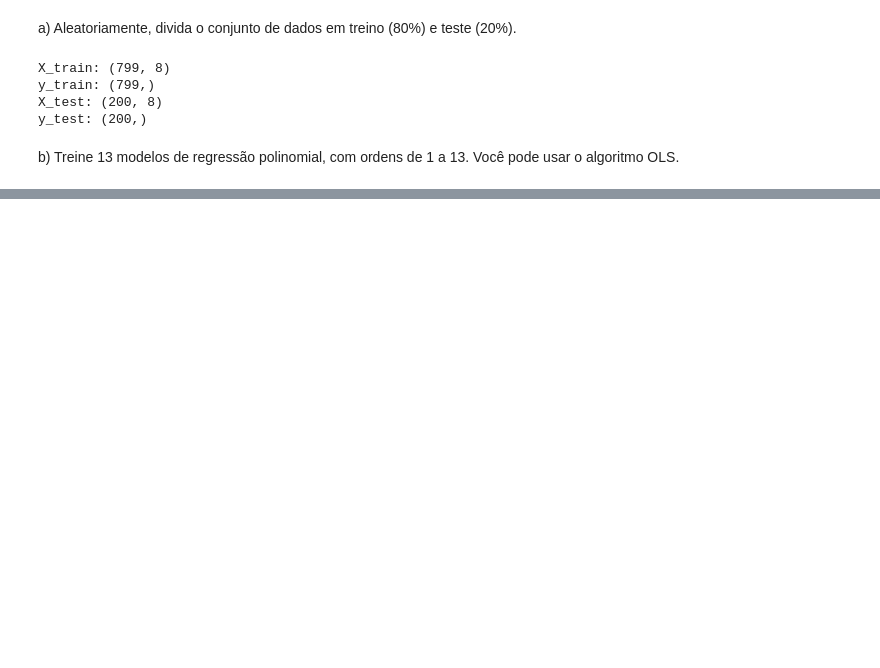
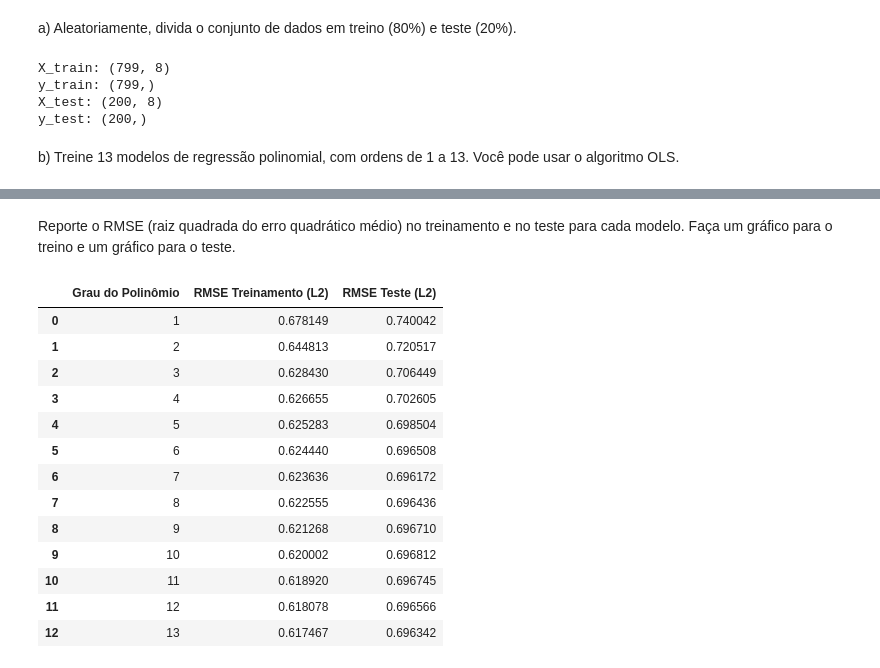
Before and after one commit to CaioPassos3/AprendizagemDeMaquina, a Jupyter notebook: Lista1_AprendizagemDeMáquina.ipynb, the cells around one changed output, grey strips where cells are left out. Saved outputs shown, nothing was run; the diff lists cells and outputs as text; code cells hidden in the pictures; blank space fills up the shorter version.

```diff
--- a/Lista1_AprendizagemDeMáquina.ipynb
+++ b/Lista1_AprendizagemDeMáquina.ipynb
@@ -399,0 +552,78 @@ Grau 8: número de coeficientes = 12870
+# %% [markdown]
+Reporte o RMSE (raiz quadrada do erro quadrático médio) no treinamento
+e no teste para cada modelo. Faça um gráfico para o treino e um gráfico
+para o teste.
+# %%
+# Reescrevendo os códigos com L2 (Ridge) regularização (lambda = 0.01)
+
+lambda_l2 = 0.01  # Fator de regularização
+
+# --- MODIFICADO DO SEU CÓDIGO: regressao_linear_ols com L2 ---
+def regressao_linear_ols_l2(X: np.ndarray, y: np.ndarray, l2_lambda: float = 0.01) -> Tuple[np.ndarray, float]:
+    n_features = X.shape[1]
+    I = np.eye(n_features)
+    w = np.linalg.pinv(X.T @ X + l2_lambda * I) @ X.T @ y
+    y_pred = X @ w
+    e = y - y_pred
+    eqm = np.mean(e ** 2)
+    return w, eqm
+
+# --- MODIFICADO DO SEU CÓDIGO: regressao_polinomial com suporte a L2 ---
+def regressao_polinomial_l2(X: np.ndarray, y: np.ndarray, grau: int = 1, l2_lambda: float = 0.01) -> Tuple[np.ndarray, float]:
+    new_X = X.copy()
+    for i in range(2, grau+1):
+        new_X = np.column_stack((new_X, X**i))
+    w, eqm = regressao_linear_ols_l2(new_X, y, l2_lambda)
+    return w, eqm**0.5  # Retorna RMSE
+
+# --- MODIFICADO DO MEU CÓDIGO: treino e avaliação com L2 ---
+rmses_train_l2 = []
+rmses_test_l2 = []
+
+for grau in tqdm(graus):
+    # Treinar modelo com L2
+    w, _ = regressao_polinomial_l2(X_train_scaled, y_train_scaled, grau, lambda_l2)
+
+    # Gerar dados polinomiais
+    new_X_train = X_train_scaled.copy()
+    new_X_test = X_test_scaled.copy()
+    for i in range(2, grau+1):
+        new_X_train = np.column_stack((new_X_train, X_train_scaled**i))
+        new_X_test = np.column_stack((new_X_test, X_test_scaled**i))
+
+    # Previsões e desnormalização
+    y_pred_train = new_X_train @ w
+    y_pred_test = new_X_test @ w
+    y_pred_train_orig = scaler_y.inverse_transform(y_pred_train.reshape(-1, 1)).ravel()
+    y_pred_test_orig = scaler_y.inverse_transform(y_pred_test.reshape(-1, 1)).ravel()
+
+    # RMSE
+    rmse_train = np.sqrt(np.mean((y_train - y_pred_train_orig) ** 2))
+    rmse_test = np.sqrt(np.mean((y_test - y_pred_test_orig) ** 2))
+
+    rmses_train_l2.append(rmse_train)
+    rmses_test_l2.append(rmse_test)
+
+# Exibir resultados com regularização
+rmse_l2_df = pd.DataFrame({
+    "Grau do Polinômio": list(graus),
+    "RMSE Treinamento (L2)": rmses_train_l2,
+    "RMSE Teste (L2)": rmses_test_l2
+})
+
+rmse_l2_df
+# %% [output]
+|  | Grau do Polinômio | RMSE Treinamento (L2) | RMSE Teste (L2) |
+| 0 | 1 | 0.678149 | 0.740042 |
+| 1 | 2 | 0.644813 | 0.720517 |
+| 2 | 3 | 0.628430 | 0.706449 |
+| 3 | 4 | 0.626655 | 0.702605 |
+| 4 | 5 | 0.625283 | 0.698504 |
+| 5 | 6 | 0.624440 | 0.696508 |
+| 6 | 7 | 0.623636 | 0.696172 |
+| 7 | 8 | 0.622555 | 0.696436 |
+| 8 | 9 | 0.621268 | 0.696710 |
+| 9 | 10 | 0.620002 | 0.696812 |
+| 10 | 11 | 0.618920 | 0.696745 |
+| 11 | 12 | 0.618078 | 0.696566 |
+| 12 | 13 | 0.617467 | 0.696342 |
```
Also changed, not shown: parts of 14 cells of this notebook.
